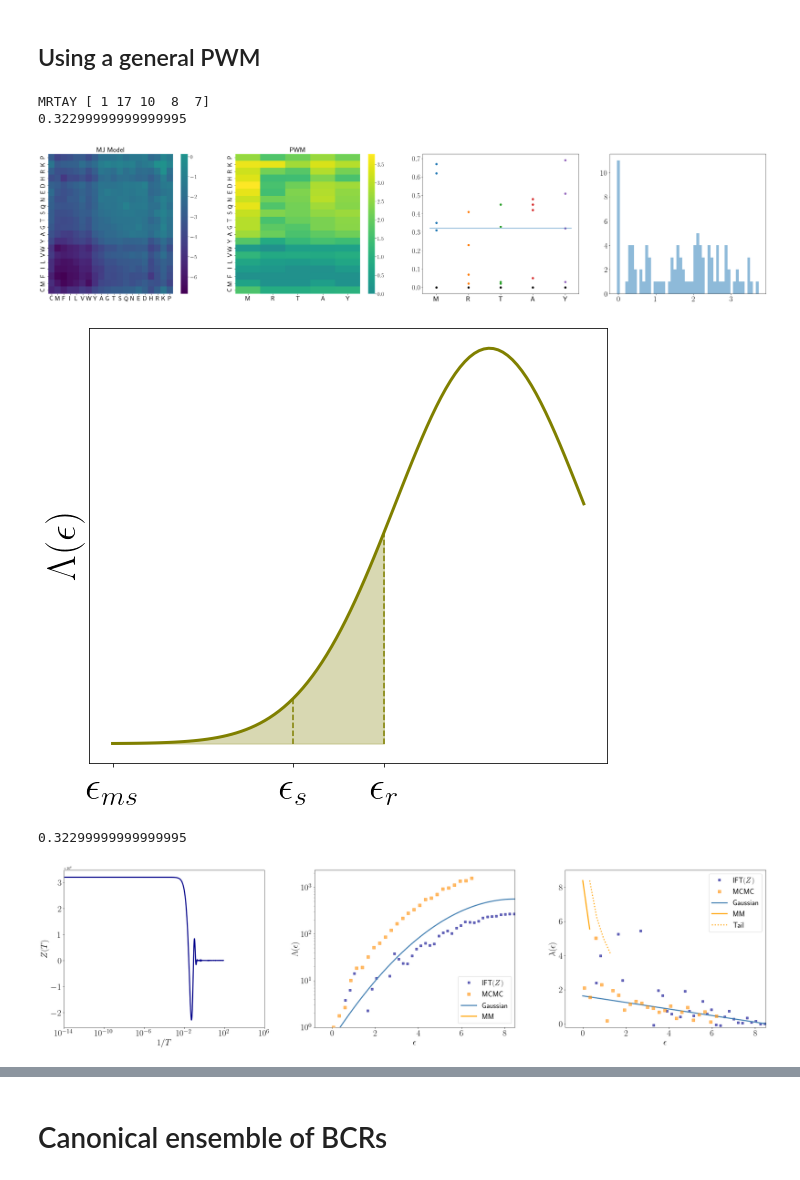
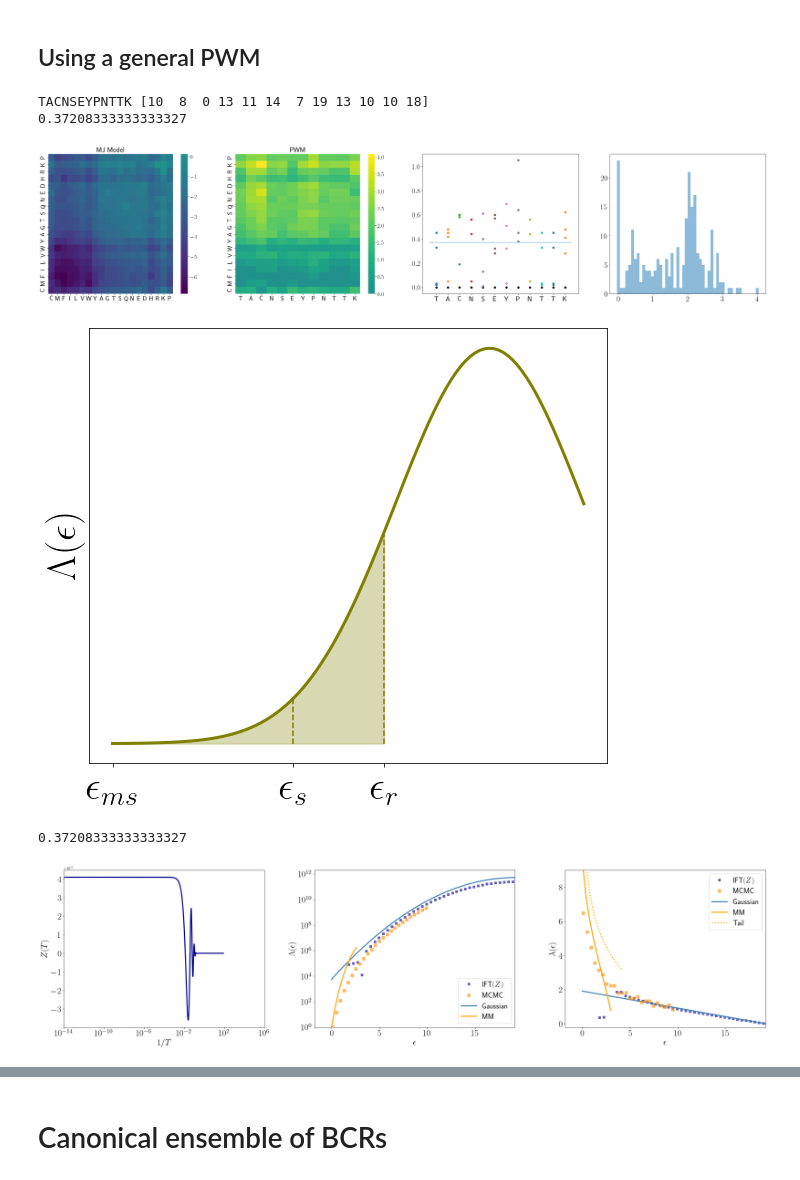
Before and after one commit to rmorantovar/Immune_System, a Jupyter notebook: Jupyter_Notebooks/5_Geometric_exponent.ipynb, the cells around one changed output, grey strips where cells are left out. Saved outputs shown, nothing was run; the diff lists cells and outputs as text; code cells hidden in the pictures.

```diff
--- a/Jupyter_Notebooks/5_Geometric_exponent.ipynb
+++ b/Jupyter_Notebooks/5_Geometric_exponent.ipynb
@@ -217,10 +217,10 @@ L_alphabet = len(Alphabet)
 
 #antigen_seq = np.random.randint(0, len(Alphabet), L)
 #antigen = Alphabet[antigen_seq]
-#antigen = 'TACNSEYPNTTK'
-antigen = 'TANSEYPNTK'
-antigen = 'MRTAYRNG'
-antigen = 'MRTAY'
+antigen = 'TACNSEYPNTTK'
+#antigen = 'TANSEYPNTK'
+#antigen = 'MRTAYRNG'
+#antigen = 'MRTAY'
 
 L = len(antigen)
 antigen_list = [i for i in antigen]
@@ -248,36 +248,36 @@ mean_lowest_effect=0
 for i, index in enumerate(antigen_seq):
     ax[2].scatter(i, np.sort(PWM[:,i])[0], color = 'black')
     ax[2].scatter(np.ones(d_eff)*i, np.sort(PWM[:,i])[1:d_eff+1])
     mean_lowest_effect+=np.mean(np.sort(PWM[:,i])[1:d_eff+1]-np.sort(PWM[:,i])[0])
 mean_lowest_effect/=L
 print(mean_lowest_effect)
 ax[2].hlines(mean_lowest_effect, ax[2].get_xlim()[0], ax[2].get_xlim()[1])
 ax[2].set_xticks(range(L))
 ax[2].set_xticklabels(antigen)
 ax[2].tick_params(labelsize = 22)
 #----------------------------------------------------------------------
 
 linear_PWM = np.reshape(PWM, (L*20,1))
 ax[3].hist(linear_PWM, bins = 50, alpha = .5, align='left')
 my_plot_layout(ax=ax[3])
 fig.savefig('../Figures/5_Geometric_exponent/PWM_model.png')
 
 fig, ax = plt.subplots(figsize=(10,8), gridspec_kw={'left':0.18})
 def Lambda_e(es):
     return (2*np.pi*var_E)**(-0.5)*np.exp(-(es)**2/(2))
 es = np.linspace(-4, 1, 100)
 ax.plot(es, Lambda_e(es), color = 'olive', linewidth = 3)
 ax.vlines([es[38],es[57]], 0, [Lambda_e(es[38]), Lambda_e(es[57])], color = 'olive', linestyle = 'dashed')
 ax.fill_between(es[:57+1], np.zeros_like(es[:57+1]), (2*np.pi*var_E)**(-0.5)*np.exp(-(es[:57+1])**2/(2)), color = 'olive', alpha = .3)
 ax.set_yticks([])
 ax.set_xticks([es[0], es[38],es[57]])
 ax.set_xticklabels([r'$\epsilon_{ms}$', r'$\epsilon_s$', r'$\epsilon_r$'], fontsize = 40)
 ax.set_ylabel(r'$\Lambda(\epsilon)$', fontsize= 40)
 fig.savefig('../Figures/5_Geometric_exponent/gaussian_cartoon.pdf')
 # %% [output]
-MRTAY [ 1 17 10  8  7]
-0.32299999999999995
+TACNSEYPNTTK [10  8  0 13 11 14  7 19 13 10 10 18]
+0.37208333333333327
-[figure, old version]
+[figure, new version]
 [figure]
 # %%
 fig, ax = plt.subplots(1, 3, figsize=(30,8), gridspec_kw={'left':0.05, 'right':0.95, 'wspace':.25})
@@ -339,8 +339,8 @@ ax[2].legend(loc = 0, fontsize = 21, title = '', title_fontsize = 22)
 #----------------------------------------------------------------------
 fig.savefig('../Figures/5_Geometric_exponent/PWM_Z_lambda.pdf')
 # %% [output]
-0.32299999999999995
+0.37208333333333327
-[figure, old version]
+[figure, new version]
 # %%
 fig, ax = plt.subplots(figsize=(10,8), gridspec_kw={'left':0.18, 'wspace':.25})
 
```
Also changed, not shown: parts of 15 cells of this notebook, 51 other files.
